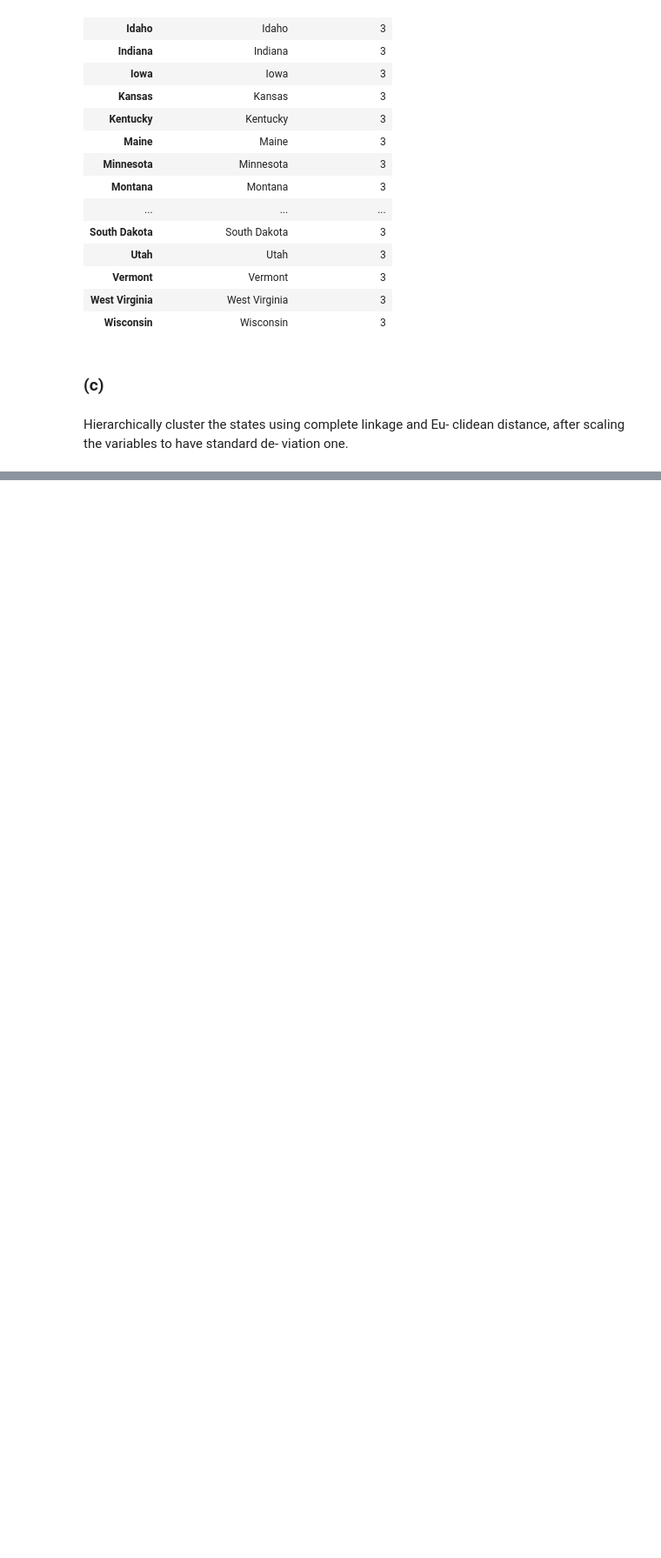
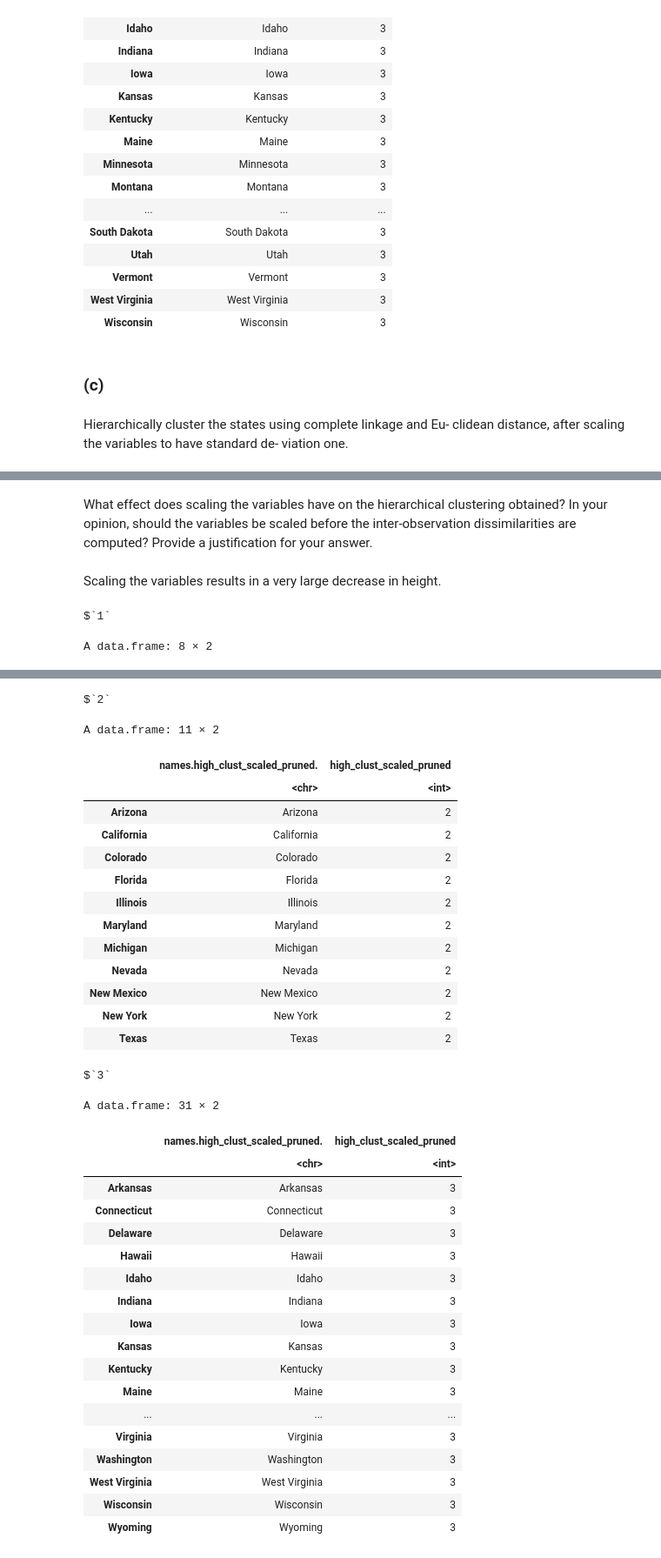
Before and after one commit to dimitrik1223/ISLR, a Jupyter notebook: ISLR/ISLR Chapter 10 Exercises.ipynb, the cells around one changed output, grey strips where cells are left out. Shown: that part at 87% size. Cells and saved outputs as stored; diff of their text form; code cells hidden in the pictures; blank space fills up the shorter version.

```diff
--- a/ISLR/ISLR Chapter 10 Exercises.ipynb
+++ b/ISLR/ISLR Chapter 10 Exercises.ipynb
@@ -246,0 +283,14 @@ A data.frame: 20 × 2
+# %% [markdown]
+What effect does scaling the variables have on the hierarchical
+clustering obtained? In your opinion, should the variables be
+scaled before the inter-observation dissimilarities are computed?
+Provide a justification for your answer.
+# %% [markdown]
+Scaling the variables results in a very large decrease in height.
+# %%
+high_clust_scaled_pruned = cutree(high_clust_scaled,k = 3)
+
+split(data.frame(names(high_clust_scaled_pruned),high_clust_scaled_pruned),as.factor(high_clust_scaled_pruned))
+# %% [output]
+$`1`
+A data.frame: 8 × 2
@@ -246,0 +307,35 @@ A data.frame: 20 × 2
+$`2`
+A data.frame: 11 × 2
+|  | names.high_clust_scaled_pruned. | high_clust_scaled_pruned |
+|  | <chr> | <int> |
+| Arizona | Arizona | 2 |
+| California | California | 2 |
+| Colorado | Colorado | 2 |
+| Florida | Florida | 2 |
+| Illinois | Illinois | 2 |
+| Maryland | Maryland | 2 |
+| Michigan | Michigan | 2 |
+| Nevada | Nevada | 2 |
+| New Mexico | New Mexico | 2 |
+| New York | New York | 2 |
+| Texas | Texas | 2 |
+$`3`
+A data.frame: 31 × 2
+|  | names.high_clust_scaled_pruned. | high_clust_scaled_pruned |
+|  | <chr> | <int> |
+| Arkansas | Arkansas | 3 |
+| Connecticut | Connecticut | 3 |
+| Delaware | Delaware | 3 |
+| Hawaii | Hawaii | 3 |
+| Idaho | Idaho | 3 |
+| Indiana | Indiana | 3 |
+| Iowa | Iowa | 3 |
+| Kansas | Kansas | 3 |
+| Kentucky | Kentucky | 3 |
+| Maine | Maine | 3 |
+| ... | ... | ... |
+| Virginia | Virginia | 3 |
+| Washington | Washington | 3 |
+| West Virginia | West Virginia | 3 |
+| Wisconsin | Wisconsin | 3 |
+| Wyoming | Wyoming | 3 |
```
Also changed, not shown: parts of 47 cells of this notebook.
